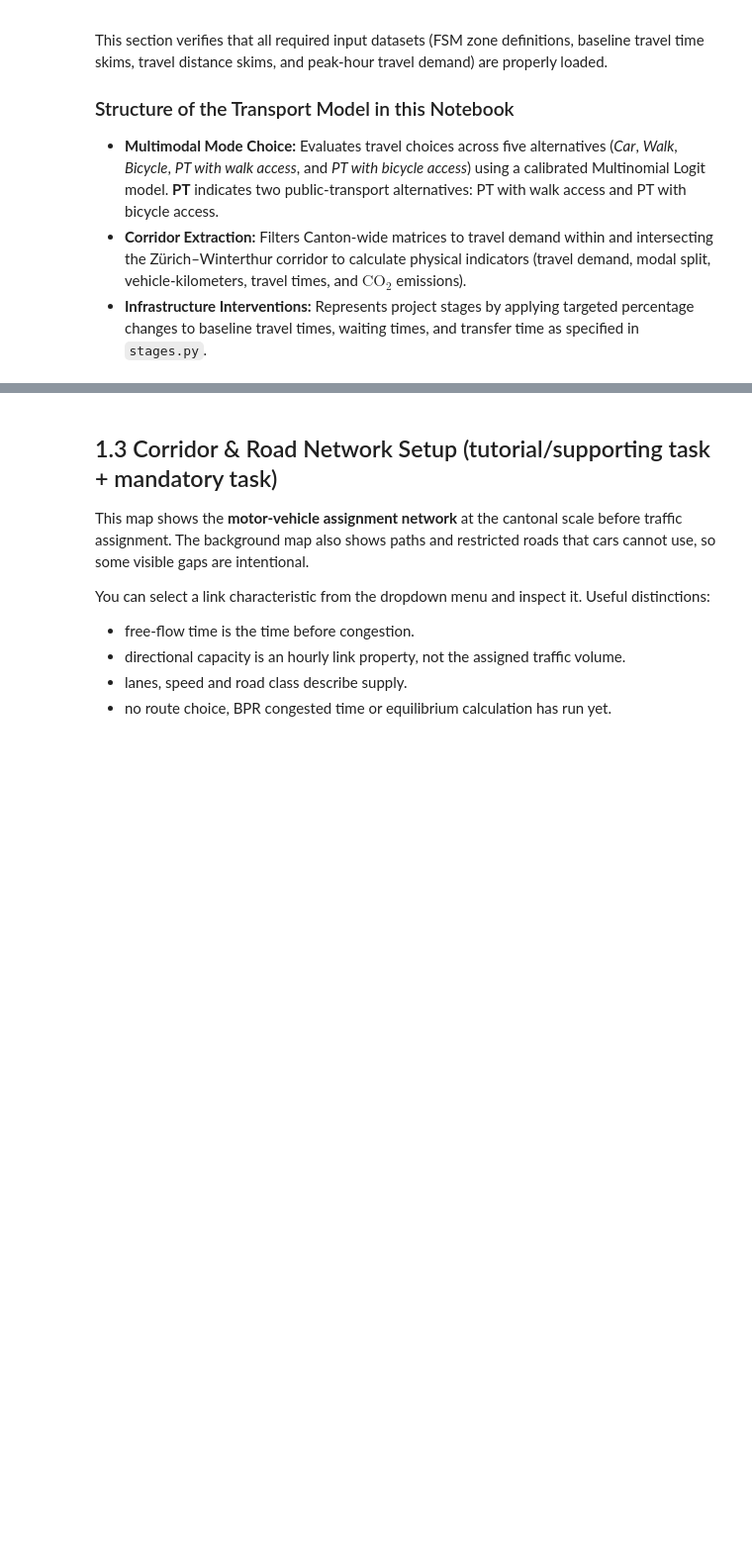
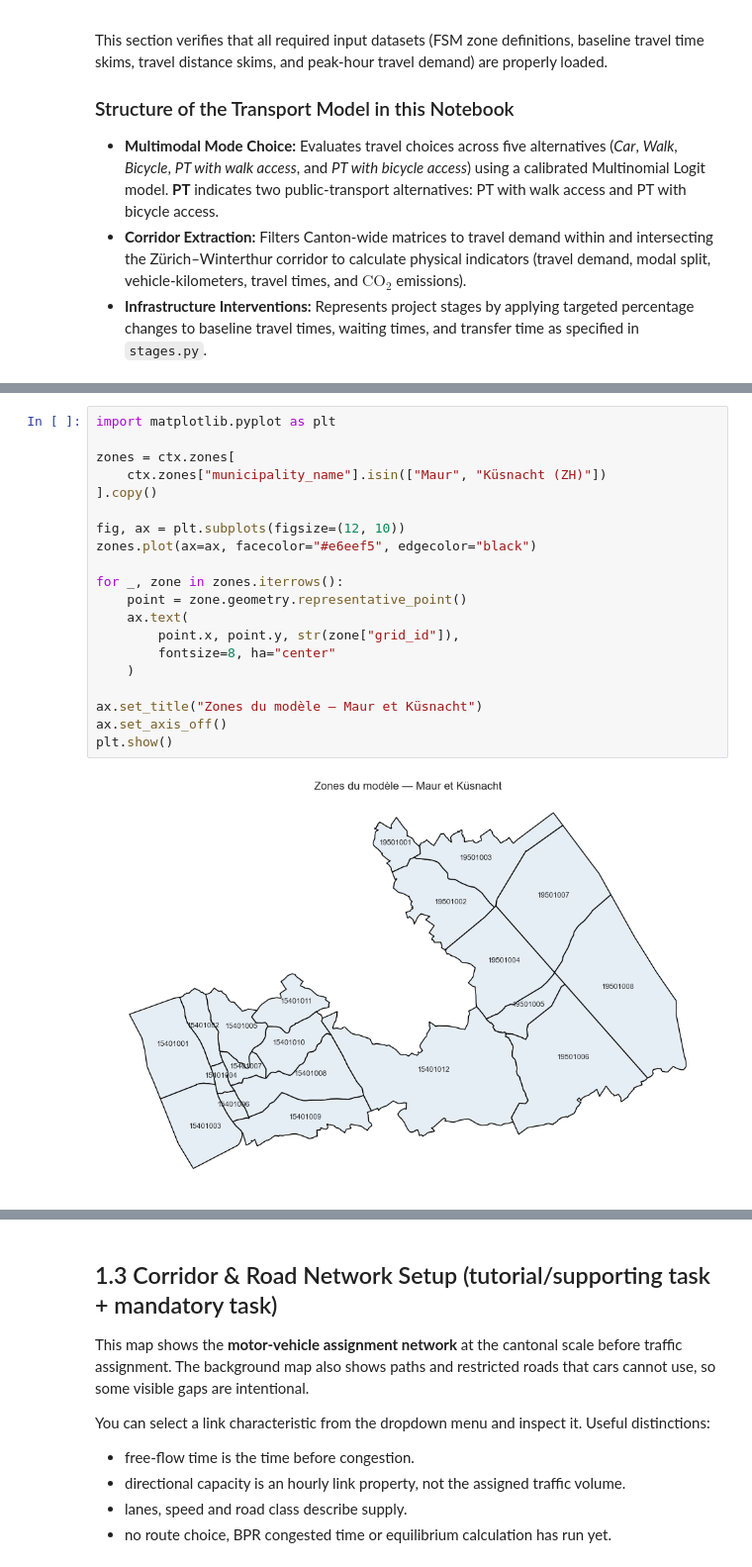
Before and after one commit to InfrastructurePlanningREISETHZ/IP-HS26-MehrSpur-CaseStudy, a Jupyter notebook: notebooks/02_system_modeling.ipynb, the cells around one changed output, grey strips where cells are left out. Shown at 99% size. Saved outputs shown, nothing was run; the diff lists cells and outputs as text; blank space fills up the shorter version.

```diff
--- a/notebooks/02_system_modeling.ipynb
+++ b/notebooks/02_system_modeling.ipynb
@@ -202,0 +234,22 @@ Transport model ready. 1,223 Canton Zürich zones and skims loaded.
+# %%
+import matplotlib.pyplot as plt
+
+zones = ctx.zones[
+    ctx.zones["municipality_name"].isin(["Maur", "Küsnacht (ZH)"])
+].copy()
+
+fig, ax = plt.subplots(figsize=(12, 10))
+zones.plot(ax=ax, facecolor="#e6eef5", edgecolor="black")
+
+for _, zone in zones.iterrows():
+    point = zone.geometry.representative_point()
+    ax.text(
+        point.x, point.y, str(zone["grid_id"]),
+        fontsize=8, ha="center"
+    )
+
+ax.set_title("Zones du modèle — Maur et Küsnacht")
+ax.set_axis_off()
+plt.show()
+# %% [output]
+[figure, added]
```
Also changed, not shown: parts of 4 cells of this notebook, 1 other file.
